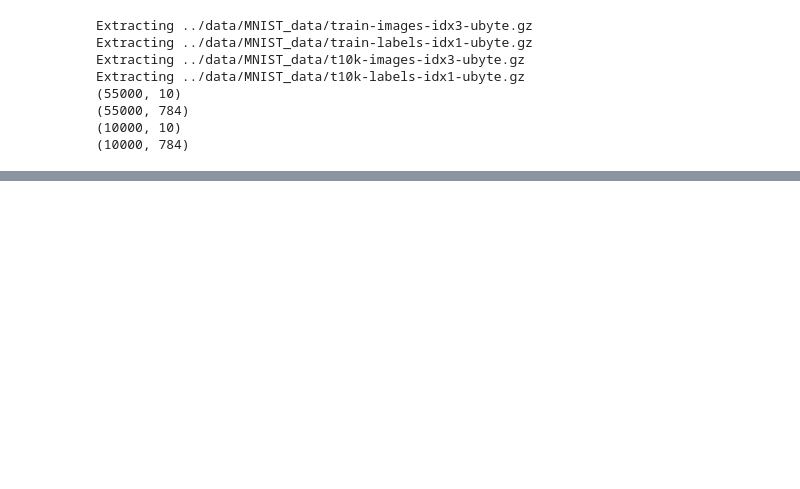
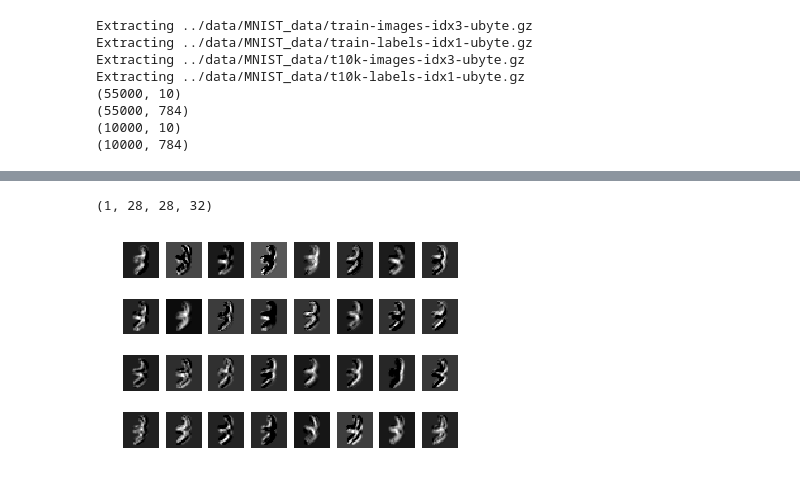
Before and after one commit to stesha2016/tensorflow_study, a Jupyter notebook: tensorflow_MNIST_CNN.ipynb, the cells around one changed output, grey strips where cells are left out. Drawn from its saved outputs; the diff is of its cells as text; code cells hidden in the pictures; blank space fills up the shorter version.

```diff
--- a/tensorflow_MNIST_CNN.ipynb
+++ b/tensorflow_MNIST_CNN.ipynb
@@ -38,0 +72,24 @@ y_input = [None, 10]
+# %%
+import time
+
+cross_entropy = -tf.reduce_sum(y_input*tf.log(y_pred))
+train_step = tf.train.AdamOptimizer(1e-4).minimize(cross_entropy)
+
+cross_prediction = tf.equal(tf.argmax(y_pred, 1), tf.argmax(y_input, 1))
+accuracy = tf.reduce_mean(tf.cast(cross_prediction, tf.float32))
+sess.run(tf.global_variables_initializer())
+
+for step in range(5000):
+    time0 = time.time()
+    X_batch, y_batch = mnist.train.next_batch(batch_size=100)
+    cost, acc, _ = sess.run([cross_entropy, accuracy, train_step], feed_dict={X_input: X_batch, y_input: y_batch, keep_prob: 0.5})
+    if (step + 1) % 500 == 0:
+        test_acc = 0.0
+        test_cost = 0.0
+        N = 100
+        for i in range(N):
+            X_test_batch, y_test_batch = mnist.test.next_batch(batch_size=100)
+            _cost, _acc = sess.run([cross_entropy, accuracy], feed_dict={X_input: X_test_batch, y_input: y_test_batch, keep_prob: 1.0})
+            test_cost += _cost
+            test_acc += _acc
+        print('step {}, train cost {:.6f} train acc {:.6f} test cost {:.6f} test acc {:.6f} pass {}s'.format(step, cost, acc, test_cost/N, test_acc/N, time.time() - time0))
@@ -38,0 +129,17 @@ y_input = [None, 10]
+# %%
+X_img = img1.reshape([-1, 784])
+y_label = label1.reshape([-1, 10])
+result = sess.run([h_conv1], feed_dict={X_input: X_img})[0]
+print(result.shape)
+# %% [output]
+(1, 28, 28, 32)
+# %%
+for i in range(32):
+    show_img = result[:,:,:,i]
+    show_img = show_img.reshape([28, 28])
+    plt.subplot(4, 8, i + 1)
+    plt.imshow(show_img, cmap='gray')
+    plt.axis('off')
+plt.show()
+# %% [output]
+[figure, added]
```
Also changed, not shown: parts of 6 cells of this notebook.
